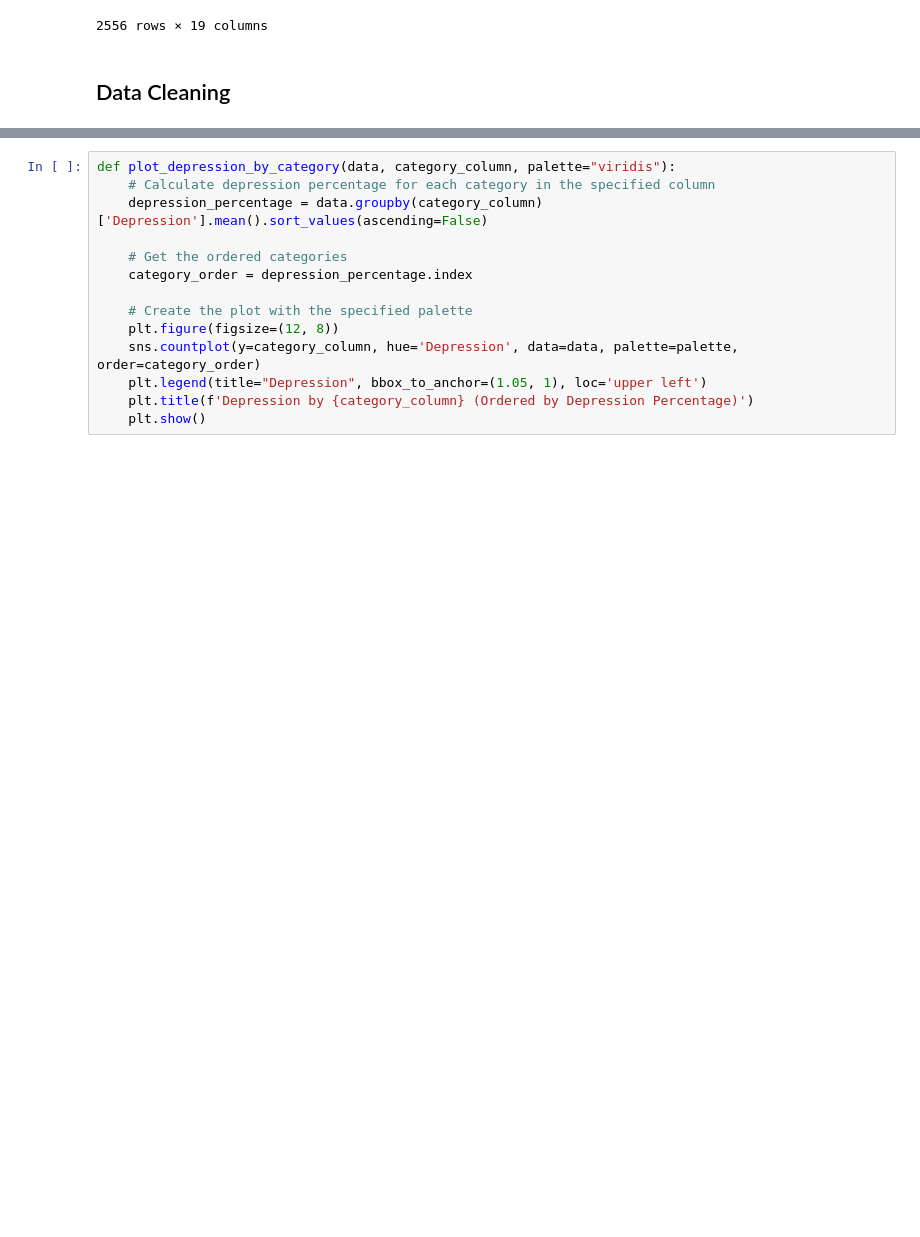
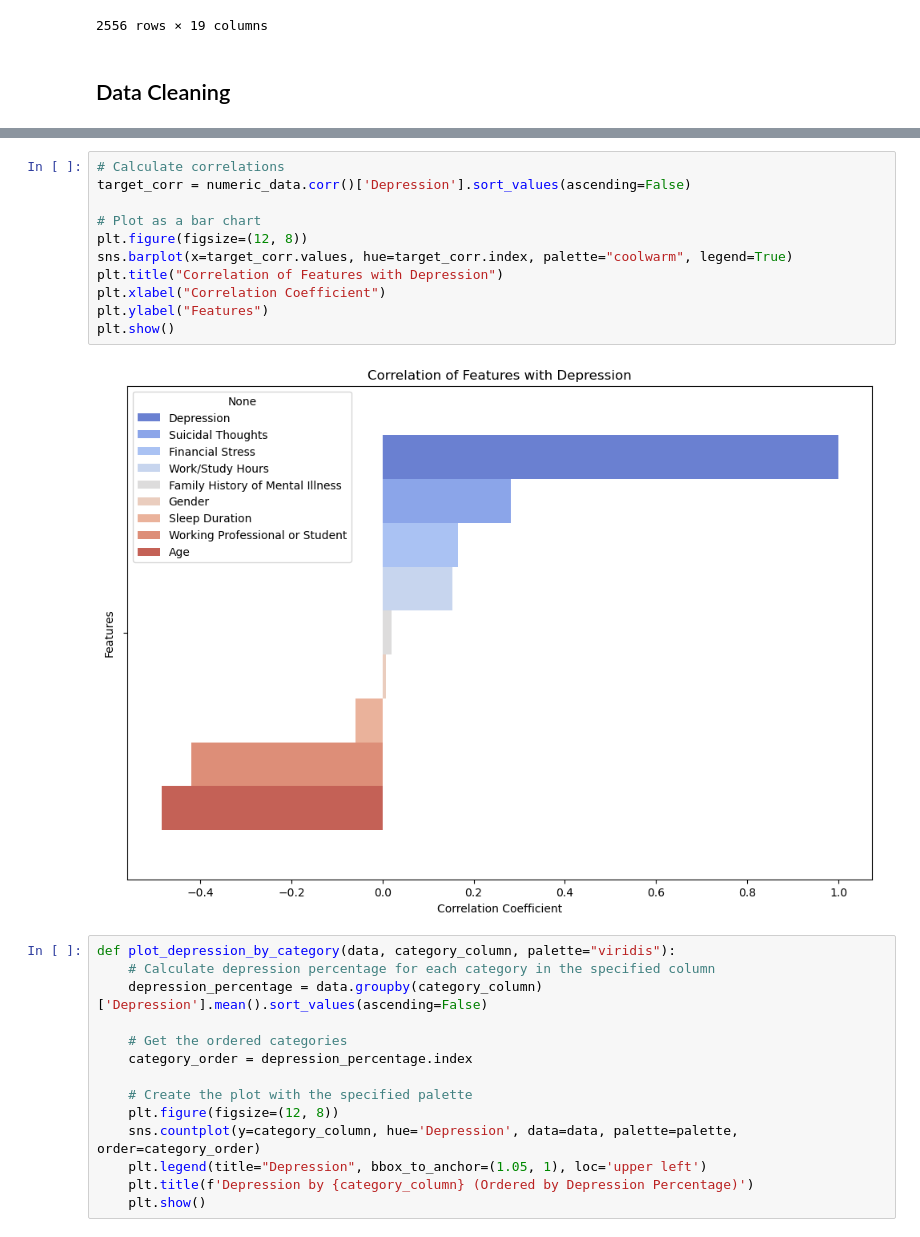
Before and after one commit to KokiriKaleb/depression-analysis, a Jupyter notebook: DepressionAnalysis.ipynb, the cells around one changed output, grey strips where cells are left out. Cells and saved outputs as stored; diff of their text form; blank space fills up the shorter version.

```diff
--- a/DepressionAnalysis.ipynb
+++ b/DepressionAnalysis.ipynb
@@ -231,3 +304,16 @@ plt.show()
+# %%
+# Calculate correlations
+target_corr = numeric_data.corr()['Depression'].sort_values(ascending=False)
+
+# Plot as a bar chart
+plt.figure(figsize=(12, 8))
+sns.barplot(x=target_corr.values, hue=target_corr.index, palette="coolwarm", legend=True)
+plt.title("Correlation of Features with Depression")
+plt.xlabel("Correlation Coefficient")
+plt.ylabel("Features")
+plt.show()
+# %% [output]
+[figure, added]
 # %%
 def plot_depression_by_category(data, category_column, palette="viridis"):
     # Calculate depression percentage for each category in the specified column
```
Also changed, not shown: parts of 33 cells of this notebook, 2 other files.
